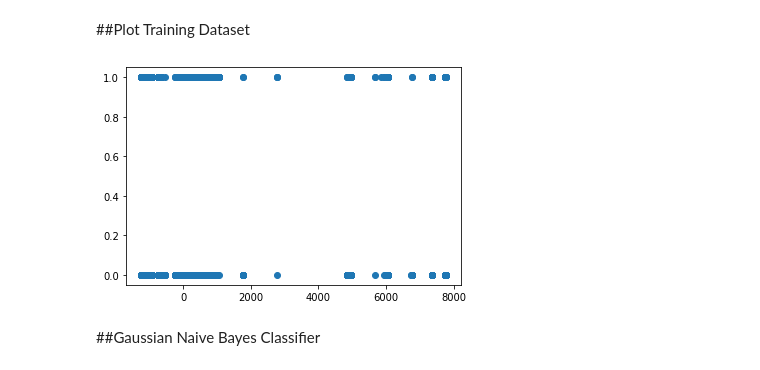
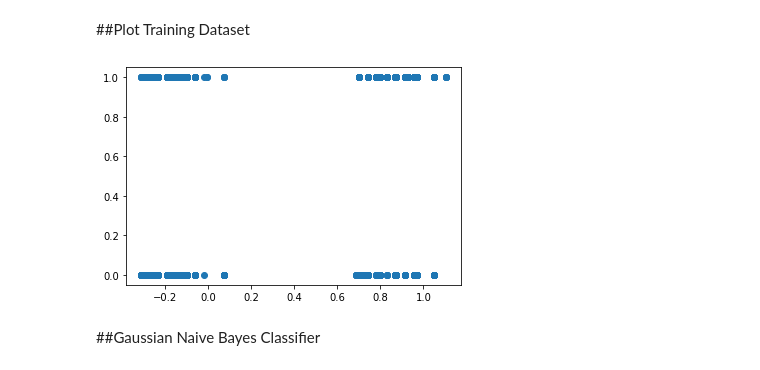
Before and after one commit to Mouafak-Khaled/PythonCourse, a Jupyter notebook: Homework3/Homework_03.ipynb, the cells around one changed output. Drawn from its saved outputs; the diff is of its cells as text; code cells hidden in the pictures.

```diff
--- a/Homework3/Homework_03.ipynb
+++ b/Homework3/Homework_03.ipynb
@@ -21,9 +21,9 @@ print(X.shape)
 
 ## obtain the labels in the form of 1-hot encoding using sklearn
 from sklearn.preprocessing import OneHotEncoder
-encoder = OneHotEncoder()
-
+encoder = OneHotEncoder(sparse=True)
+X = encoder.fit_transform(X).toarray()
 Y = encoder.fit_transform(Y).toarray()
-print(Y)
+print(X)
 # %% [output]
 (12451, 31)
@@ -68,15 +77,15 @@ from sklearn.model_selection import train_test_split
 X_train, X_test,Y_train, Y_test = train_test_split(X, Y, test_size = 0.2,random_state=1)
 
 # reduce dimensionality with PCA for train and test sets
-X_train = reduce_dimentions(X_train)
-X_test= reduce_dimentions(X_test)
+X_train_r = reduce_dimentions(X_train)
+X_test_r= reduce_dimentions(X_test)
 # %% [markdown]
 ##Plot Training Dataset
 # %%
-plt.scatter(X_train, Y_train)
+plt.scatter(X_train_r, Y_train)
 plt.show()
 # %% [output]
-[figure, old version]
+[figure, new version]
 # %% [markdown]
 ##Gaussian Naive Bayes Classifier
 # %%
```
Also changed, not shown: parts of 9 cells of this notebook, 1 other file.
